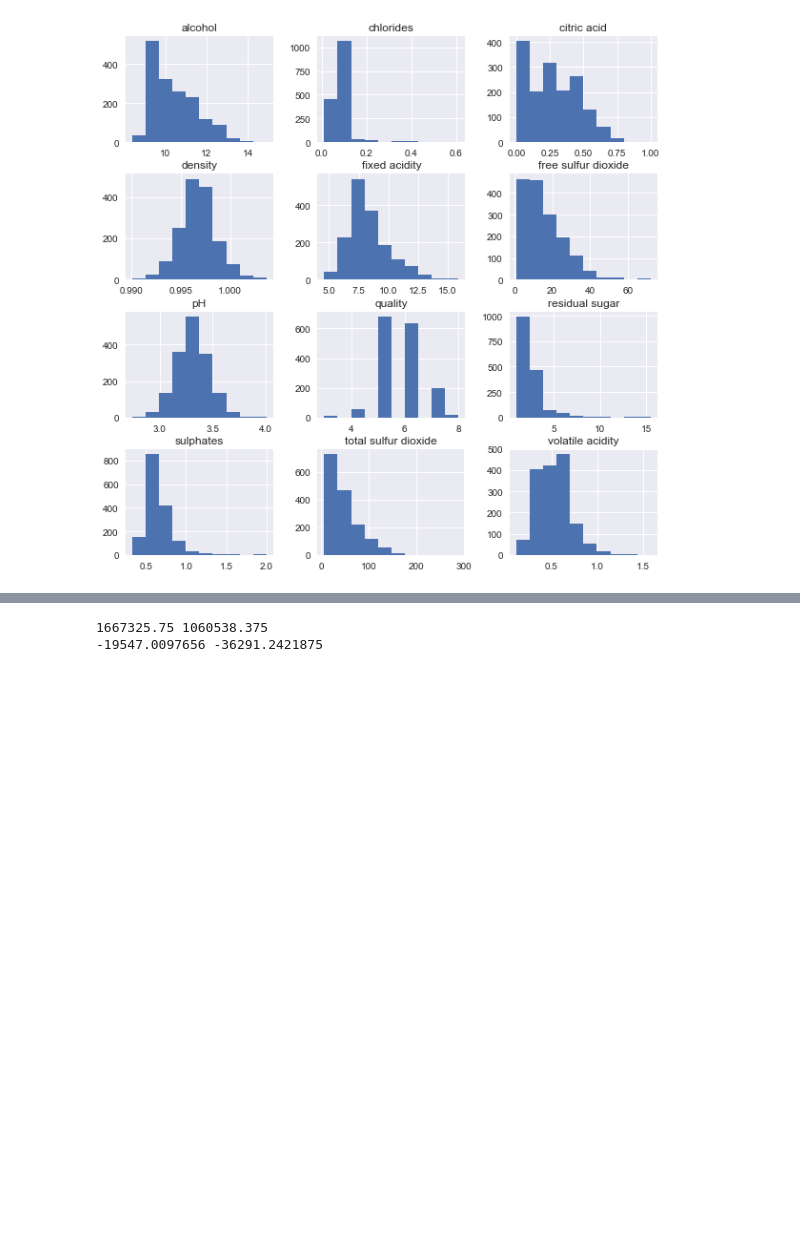
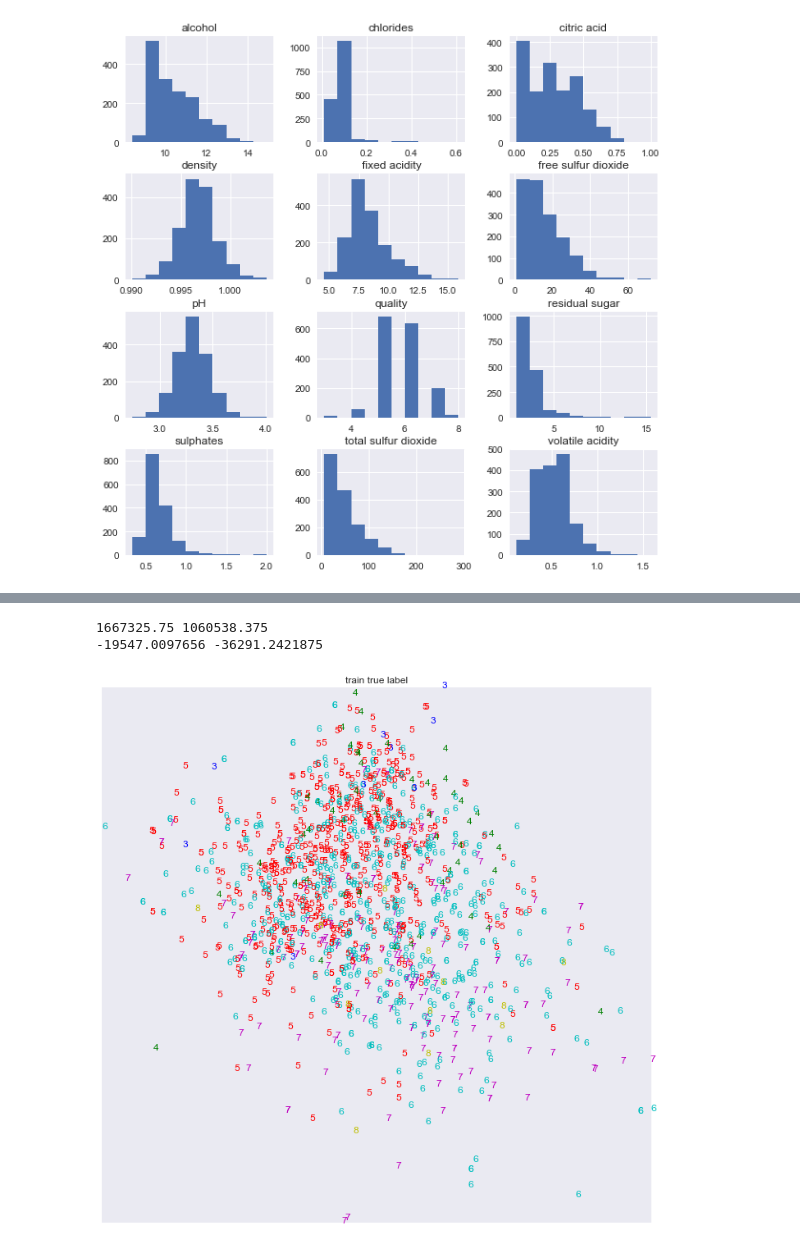
Before and after one commit to KueiShengLin/DL-VinhoVerdeWineQualityDataSet, a Jupyter notebook: Graph.ipynb, the cells around one changed output, grey strips where cells are left out. Cells and saved outputs as stored; diff of their text form; code cells hidden in the pictures; blank space fills up the shorter version.

Commit message:
prediction

```diff
--- a/Graph.ipynb
+++ b/Graph.ipynb
@@ -59,17 +48,26 @@ plt.show()
 # %%
-pca_point = np.loadtxt("./decode/pca_list.txt", delimiter=',')
-label = np.loadtxt("prediction.txt", delimiter=',')
+# train data true label graph
+pca_point = np.loadtxt("./encode/train_list.txt", delimiter=',')
+label = np.loadtxt("./prediction/train_label.txt", delimiter=',')
 
 max_x, min_x = max(pca_point[:, 0]), min(pca_point[:, 0])
 max_y, min_y = max(pca_point[:, 1]), min(pca_point[:, 1])
 
-plt.scatter(pca_point[:, 0], pca_point[:, 1], alpha=.5, label=label)
+plt.figure(figsize=(12, 12))
+
+label_color = ['b', 'g', 'r', 'c', 'm', 'y']
+for pid,point in enumerate(pca_point):
+    plt.text(point[0], point[1],int(label[pid]), color=label_color[int(label[pid])-3])
 
 plt.xlim(min_x, max_x)
 plt.ylim(min_y, max_y)
+plt.title("train true label")
+plt.xticks([])
+plt.yticks([])
 print(max_x, min_x)
 print(max_y, min_y)
 plt.show()
 # %% [output]
 1667325.75 1060538.375
 -19547.0097656 -36291.2421875
+[figure, added]
```
Also changed, not shown: parts of 8 cells of this notebook, 12 other files.
